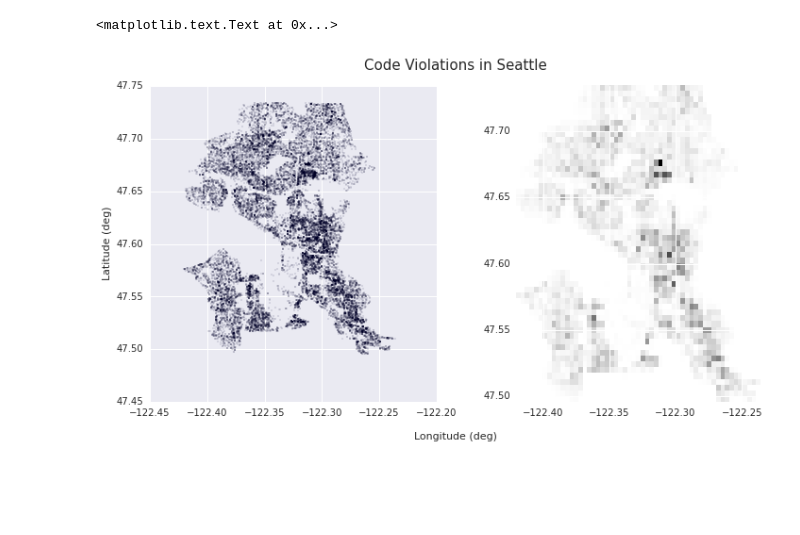
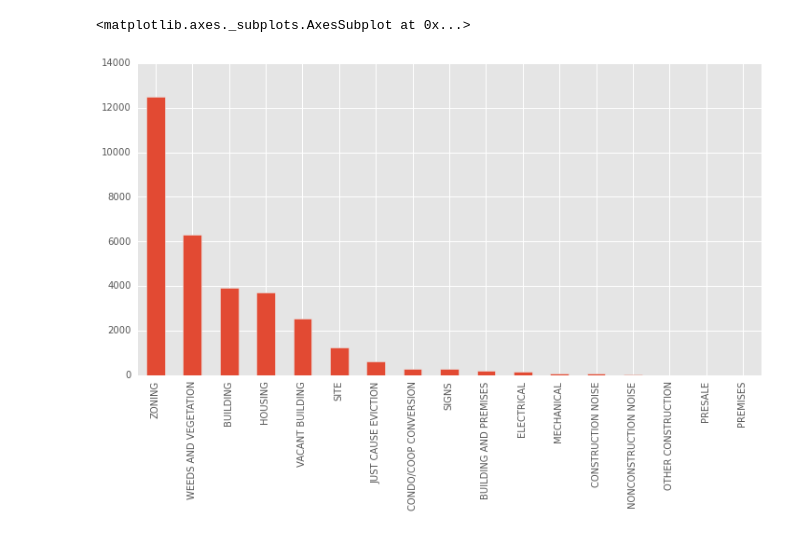
Before and after one commit to RaySSharma/code-violations-seattle, a Jupyter notebook: CodeViolationsSeattle.ipynb, the cells around one changed output. Saved outputs shown, nothing was run; the diff lists cells and outputs as text; code cells hidden in the pictures; blank space fills up the shorter version.

```diff
--- a/CodeViolationsSeattle.ipynb
+++ b/CodeViolationsSeattle.ipynb
@@ -4,22 +4,12 @@
 import pandas as pd
 import numpy as np
 import matplotlib.pyplot as plt
-import seaborn; seaborn.set()
-data = pd.read_csv('data.csv', header=0)
-data = data.dropna(axis=0, how='any')
+plt.style.use('ggplot')
+
+data = pd.read_csv('data.csv', header=0, parse_dates=True)
+data = data.dropna(subset=['Latitude','Longitude'])
-# %%
-fig1 = plt.figure(1, figsize=(12,6))
-ax1 = fig1.add_subplot(121, ylabel='Latitude (deg)')
-ax2 = fig1.add_subplot(122)
-ax1.get_xaxis().get_major_formatter().set_useOffset(False)
-ax2.get_xaxis().get_major_formatter().set_useOffset(False)
-
-ax1.scatter(data['Longitude'],data['Latitude'], s=0.1)
-
-histogram = plt.hist2d(data['Longitude'],data['Latitude'],bins=55)
-ax2.imshow(histogram[0], interpolation = "gaussian")
-fig1.text(0.5, 0.04, 'Longitude (deg)', ha='center', va='center', fontsize=11)
-fig1.text(0.5, 0.95, 'Code Violations in Seattle', ha='center', va='center', fontsize=15)
-# %% [output]
-<matplotlib.text.Text at 0x...>
-[figure, removed]
+# %%
+data['Case Group'].value_counts().plot(kind='bar', figsize=(12,6))
+# %% [output]
+<matplotlib.axes._subplots.AxesSubplot at 0x...>
+[figure, added]
```
Also changed, not shown: parts of 9 cells of this notebook.
